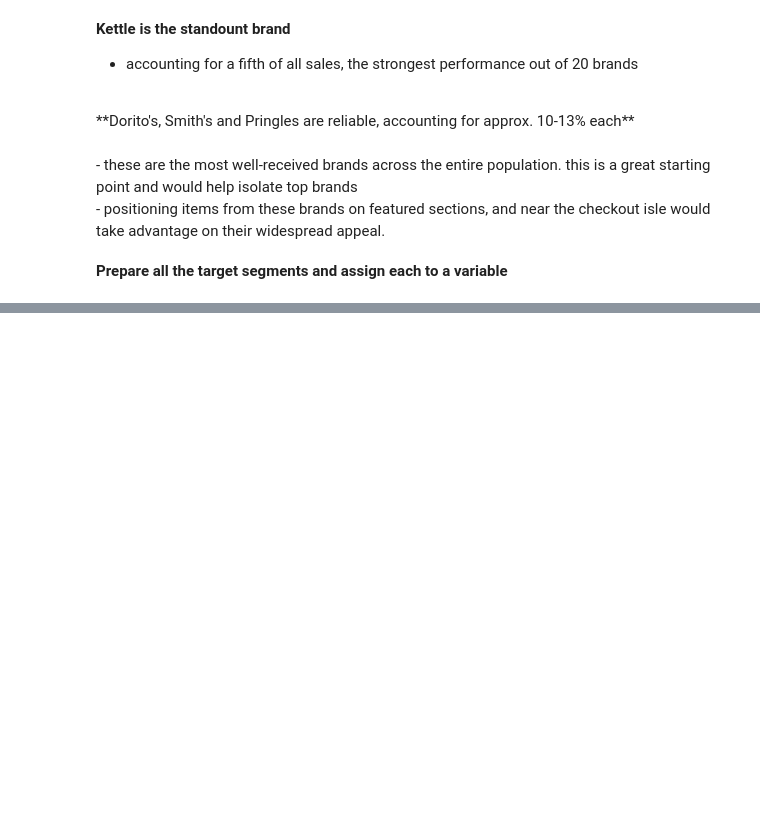
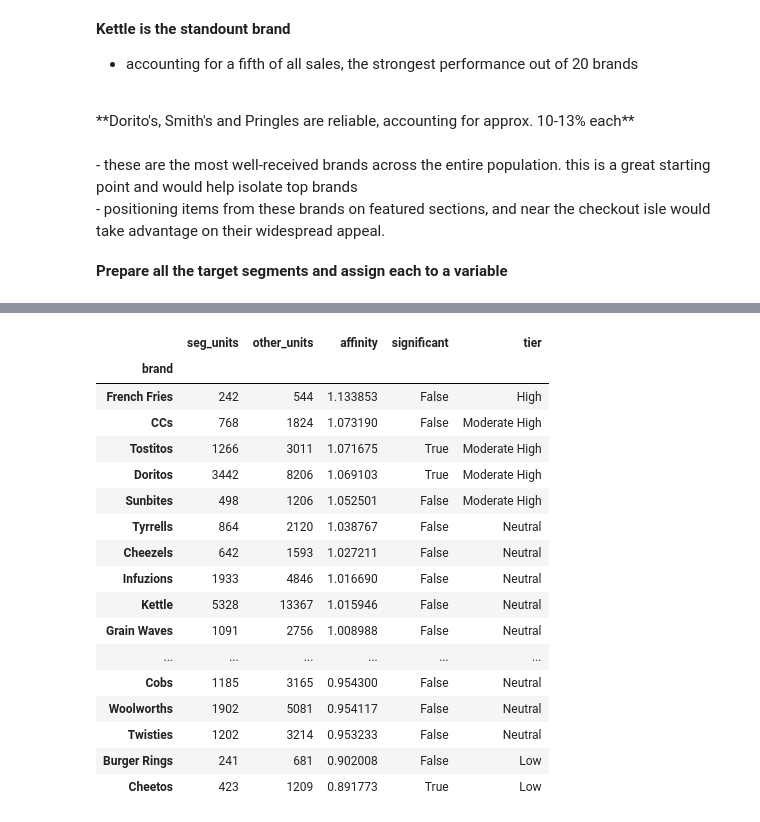
Before and after one commit to J0NA1RON/store_layout_analysis, a Jupyter notebook: notebooks/brand_affinity_by_txn-frequency.ipynb, the cells around one changed output, grey strips where cells are left out. Saved outputs shown, nothing was run; the diff lists cells and outputs as text; code cells hidden in the pictures; blank space fills up the shorter version.

```diff
--- a/notebooks/brand_affinity_by_txn-frequency.ipynb
+++ b/notebooks/brand_affinity_by_txn-frequency.ipynb
@@ -158,0 +229,33 @@ display(brand_affinity)
+# %%
+# compare budget young families with ALL older families
+segment_b_youngfamilies = df[
+    (df["lifestage"] == "YOUNG FAMILIES") & (df["premium_customer"] == "Budget")
+]
+comparison_b_youngfamilies = df[
+    df["lifestage"].isin(["OLDER FAMILIES"])
+]
+
+
+
+brand_affinity = affinity_table(segment_b_youngfamilies, comparison_b_youngfamilies, item_col="brand")
+
+display(brand_affinity)
+# %% [output]
+|  | seg_units | other_units | affinity | significant | tier |
+| brand |  |  |  |  |  |
+| French Fries | 242 | 544 | 1.133853 | False | High |
+| CCs | 768 | 1824 | 1.073190 | False | Moderate High |
+| Tostitos | 1266 | 3011 | 1.071675 | True | Moderate High |
+| Doritos | 3442 | 8206 | 1.069103 | True | Moderate High |
+| Sunbites | 498 | 1206 | 1.052501 | False | Moderate High |
+| Tyrrells | 864 | 2120 | 1.038767 | False | Neutral |
+| Cheezels | 642 | 1593 | 1.027211 | False | Neutral |
+| Infuzions | 1933 | 4846 | 1.016690 | False | Neutral |
+| Kettle | 5328 | 13367 | 1.015946 | False | Neutral |
+| Grain Waves | 1091 | 2756 | 1.008988 | False | Neutral |
+| ... | ... | ... | ... | ... | ... |
+| Cobs | 1185 | 3165 | 0.954300 | False | Neutral |
+| Woolworths | 1902 | 5081 | 0.954117 | False | Neutral |
+| Twisties | 1202 | 3214 | 0.953233 | False | Neutral |
+| Burger Rings | 241 | 681 | 0.902008 | False | Low |
+| Cheetos | 423 | 1209 | 0.891773 | True | Low |
```
Also changed, not shown: parts of 9 cells of this notebook, 1 other file.
